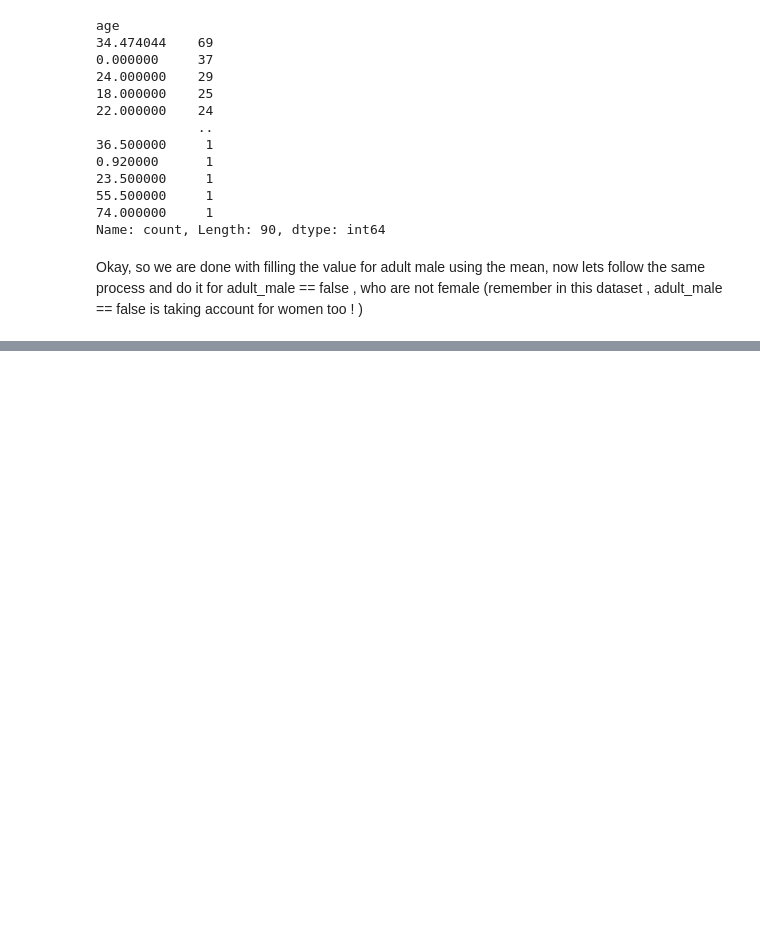
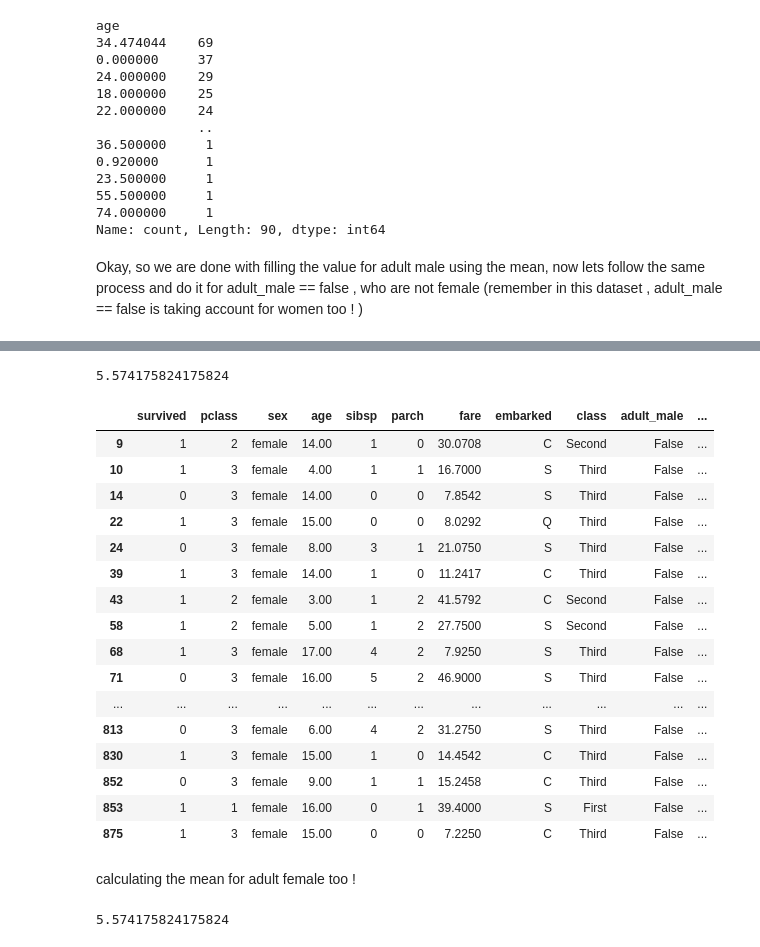
Before and after one commit to hahahang0/MLPracFromKaggle, a Jupyter notebook: titanic/practical2.ipynb, the cells around one changed output, grey strips where cells are left out. Drawn from its saved outputs; the diff is of its cells as text; code cells hidden in the pictures; blank space fills up the shorter version.

```diff
--- a/titanic/practical2.ipynb
+++ b/titanic/practical2.ipynb
@@ -349,0 +360,2 @@ Okay, so we are done with filling the value for adult male using the mean, now l
+# %%
+adult_female= titanic[(titanic["adult_male"] == False) & (titanic["sex"] == "female") & (titanic["age"] < 18)]
@@ -349,0 +378,28 @@ Okay, so we are done with filling the value for adult male using the mean, now l
+# %%
+adult_female["age"].mean()
+# %% [output]
+5.574175824175824
+# %%
+adult_female_filtered= adult_female[adult_female["age"] != 0]
+# %%
+adult_female_filtered
+# %% [output]
+|  | survived | pclass | sex | age | sibsp | parch | fare | embarked | class | adult_male | ... |
+| 9 | 1 | 2 | female | 14.00 | 1 | 0 | 30.0708 | C | Second | False | ... |
+| 10 | 1 | 3 | female | 4.00 | 1 | 1 | 16.7000 | S | Third | False | ... |
+| 14 | 0 | 3 | female | 14.00 | 0 | 0 | 7.8542 | S | Third | False | ... |
+| 22 | 1 | 3 | female | 15.00 | 0 | 0 | 8.0292 | Q | Third | False | ... |
+| 24 | 0 | 3 | female | 8.00 | 3 | 1 | 21.0750 | S | Third | False | ... |
+| 39 | 1 | 3 | female | 14.00 | 1 | 0 | 11.2417 | C | Third | False | ... |
+| 43 | 1 | 2 | female | 3.00 | 1 | 2 | 41.5792 | C | Second | False | ... |
+| 58 | 1 | 2 | female | 5.00 | 1 | 2 | 27.7500 | S | Second | False | ... |
+| 68 | 1 | 3 | female | 17.00 | 4 | 2 | 7.9250 | S | Third | False | ... |
+| 71 | 0 | 3 | female | 16.00 | 5 | 2 | 46.9000 | S | Third | False | ... |
+| ... | ... | ... | ... | ... | ... | ... | ... | ... | ... | ... | ... |
+| 813 | 0 | 3 | female | 6.00 | 4 | 2 | 31.2750 | S | Third | False | ... |
+| 830 | 1 | 3 | female | 15.00 | 1 | 0 | 14.4542 | C | Third | False | ... |
+| 852 | 0 | 3 | female | 9.00 | 1 | 1 | 15.2458 | C | Third | False | ... |
+| 853 | 1 | 1 | female | 16.00 | 0 | 1 | 39.4000 | S | First | False | ... |
+| 875 | 1 | 3 | female | 15.00 | 0 | 0 | 7.2250 | C | Third | False | ... |
+# %% [markdown]
+calculating the mean for adult female too !
@@ -349,0 +408,4 @@ Okay, so we are done with filling the value for adult male using the mean, now l
+# %%
+adult_female_age_mean
+# %% [output]
+5.574175824175824
```
Also changed, not shown: parts of 8 cells of this notebook.
